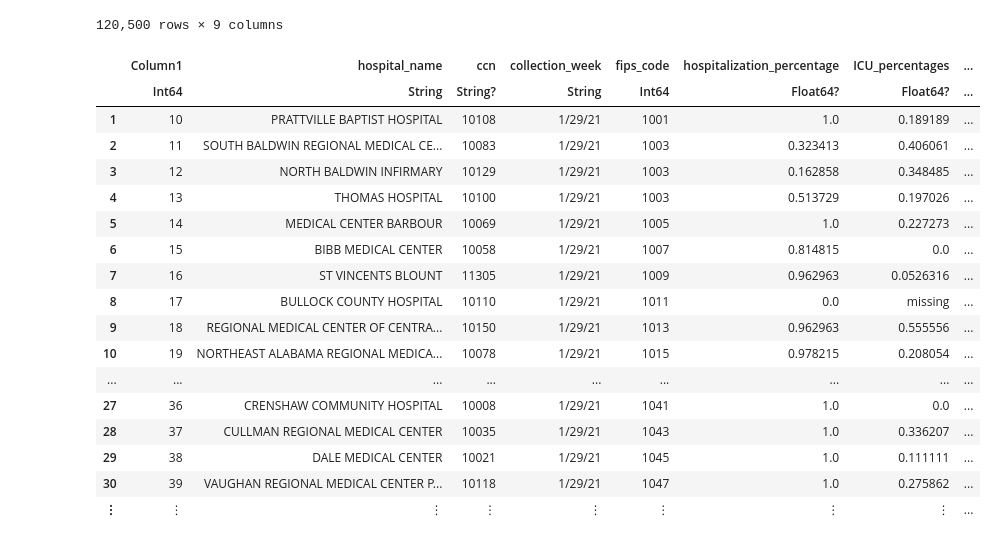
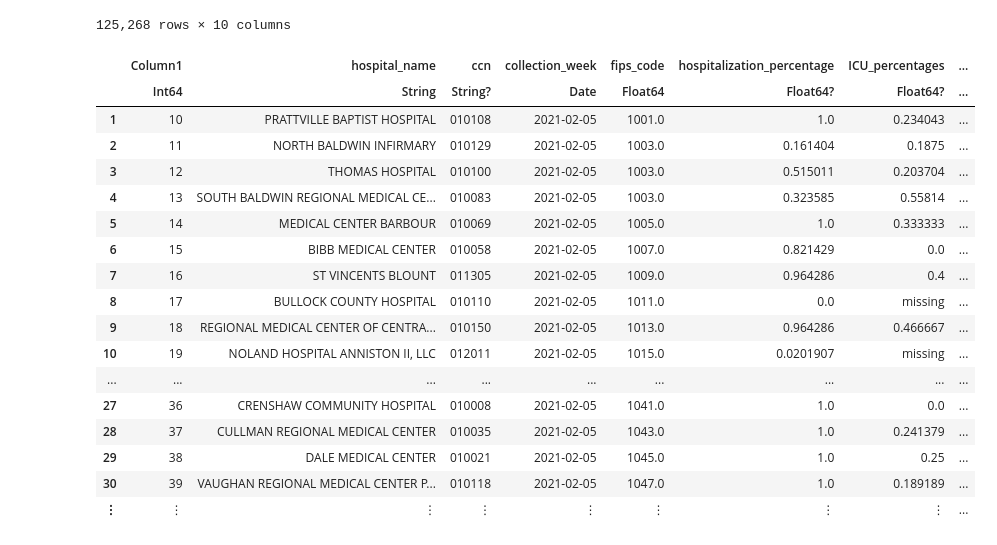
Before and after one commit to flixpar/covid-patient-redistribution-site, a Jupyter notebook: process_data/process_hhs_forecast.ipynb, the cells around one changed output. Cells and saved outputs as stored; diff of their text form; code cells hidden in the pictures.

```diff
--- a/process_data/process_hhs_forecast.ipynb
+++ b/process_data/process_hhs_forecast.ipynb
@@ -6,26 +6,26 @@ using Dates
 # %%
 ENV["COLUMNS"] = 1000;
 # %%
-rawdata = DataFrame(CSV.File("../rawdata/output_HHS_US_2021-02-27_one_column.csv"))
+rawdata = DataFrame(CSV.File("../rawdata/output_HHS_US_2021-02-15_one_column.csv"))
 # %% [output]
-120,500 rows × 9 columns
+125,268 rows × 10 columns
 |  | Column1 | hospital_name | ccn | collection_week | fips_code | hospitalization_percentage | ICU_percentages | ... |
-|  | Int64 | String | String? | String | Int64 | Float64? | Float64? | ... |
-| 1 | 10 | PRATTVILLE BAPTIST HOSPITAL | 10108 | 1/29/21 | 1001 | 1.0 | 0.189189 | ... |
-| 2 | 11 | SOUTH BALDWIN REGIONAL MEDICAL CE... | 10083 | 1/29/21 | 1003 | 0.323413 | 0.406061 | ... |
-| 3 | 12 | NORTH BALDWIN INFIRMARY | 10129 | 1/29/21 | 1003 | 0.162858 | 0.348485 | ... |
-| 4 | 13 | THOMAS HOSPITAL | 10100 | 1/29/21 | 1003 | 0.513729 | 0.197026 | ... |
-| 5 | 14 | MEDICAL CENTER BARBOUR | 10069 | 1/29/21 | 1005 | 1.0 | 0.227273 | ... |
-| 6 | 15 | BIBB MEDICAL CENTER | 10058 | 1/29/21 | 1007 | 0.814815 | 0.0 | ... |
-| 7 | 16 | ST VINCENTS BLOUNT | 11305 | 1/29/21 | 1009 | 0.962963 | 0.0526316 | ... |
-| 8 | 17 | BULLOCK COUNTY HOSPITAL | 10110 | 1/29/21 | 1011 | 0.0 | missing | ... |
-| 9 | 18 | REGIONAL MEDICAL CENTER OF CENTRA... | 10150 | 1/29/21 | 1013 | 0.962963 | 0.555556 | ... |
-| 10 | 19 | NORTHEAST ALABAMA REGIONAL MEDICA... | 10078 | 1/29/21 | 1015 | 0.978215 | 0.208054 | ... |
+|  | Int64 | String | String? | Date | Float64 | Float64? | Float64? | ... |
+| 1 | 10 | PRATTVILLE BAPTIST HOSPITAL | 010108 | 2021-02-05 | 1001.0 | 1.0 | 0.234043 | ... |
+| 2 | 11 | NORTH BALDWIN INFIRMARY | 010129 | 2021-02-05 | 1003.0 | 0.161404 | 0.1875 | ... |
+| 3 | 12 | THOMAS HOSPITAL | 010100 | 2021-02-05 | 1003.0 | 0.515011 | 0.203704 | ... |
+| 4 | 13 | SOUTH BALDWIN REGIONAL MEDICAL CE... | 010083 | 2021-02-05 | 1003.0 | 0.323585 | 0.55814 | ... |
+| 5 | 14 | MEDICAL CENTER BARBOUR | 010069 | 2021-02-05 | 1005.0 | 1.0 | 0.333333 | ... |
+| 6 | 15 | BIBB MEDICAL CENTER | 010058 | 2021-02-05 | 1007.0 | 0.821429 | 0.0 | ... |
+| 7 | 16 | ST VINCENTS BLOUNT | 011305 | 2021-02-05 | 1009.0 | 0.964286 | 0.4 | ... |
+| 8 | 17 | BULLOCK COUNTY HOSPITAL | 010110 | 2021-02-05 | 1011.0 | 0.0 | missing | ... |
+| 9 | 18 | REGIONAL MEDICAL CENTER OF CENTRA... | 010150 | 2021-02-05 | 1013.0 | 0.964286 | 0.466667 | ... |
+| 10 | 19 | NOLAND HOSPITAL ANNISTON II, LLC | 012011 | 2021-02-05 | 1015.0 | 0.0201907 | missing | ... |
 | ... | ... | ... | ... | ... | ... | ... | ... | ... |
-| 27 | 36 | CRENSHAW COMMUNITY HOSPITAL | 10008 | 1/29/21 | 1041 | 1.0 | 0.0 | ... |
-| 28 | 37 | CULLMAN REGIONAL MEDICAL CENTER | 10035 | 1/29/21 | 1043 | 1.0 | 0.336207 | ... |
-| 29 | 38 | DALE MEDICAL CENTER | 10021 | 1/29/21 | 1045 | 1.0 | 0.111111 | ... |
-| 30 | 39 | VAUGHAN REGIONAL MEDICAL CENTER P... | 10118 | 1/29/21 | 1047 | 1.0 | 0.275862 | ... |
+| 27 | 36 | CRENSHAW COMMUNITY HOSPITAL | 010008 | 2021-02-05 | 1041.0 | 1.0 | 0.0 | ... |
+| 28 | 37 | CULLMAN REGIONAL MEDICAL CENTER | 010035 | 2021-02-05 | 1043.0 | 1.0 | 0.241379 | ... |
+| 29 | 38 | DALE MEDICAL CENTER | 010021 | 2021-02-05 | 1045.0 | 1.0 | 0.25 | ... |
+| 30 | 39 | VAUGHAN REGIONAL MEDICAL CENTER P... | 010118 | 2021-02-05 | 1047.0 | 1.0 | 0.189189 | ... |
 | ⋮ | ⋮ | ⋮ | ⋮ | ⋮ | ⋮ | ⋮ | ⋮ | ... |
 # %%
 function firstval(xs)
```
Also changed, not shown: parts of 3 cells of this notebook, 18 other files.
